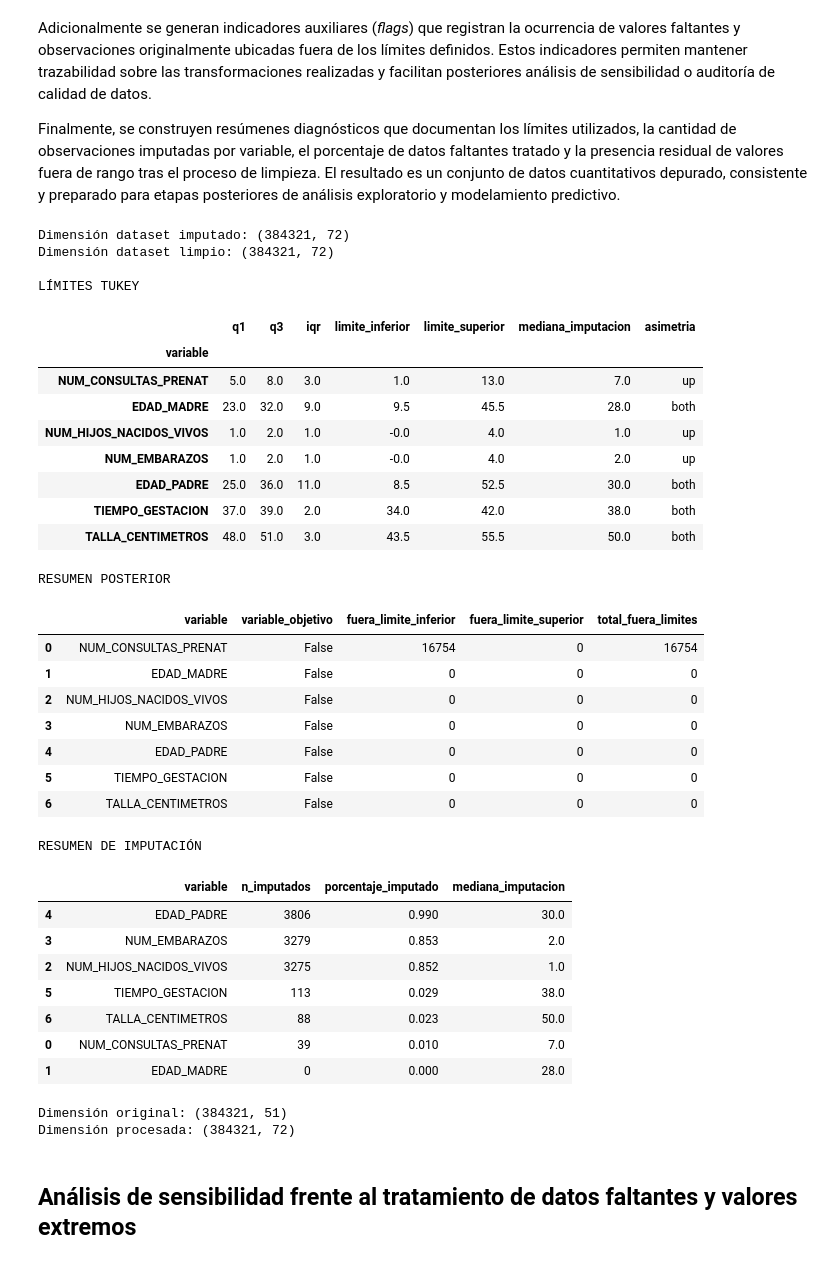
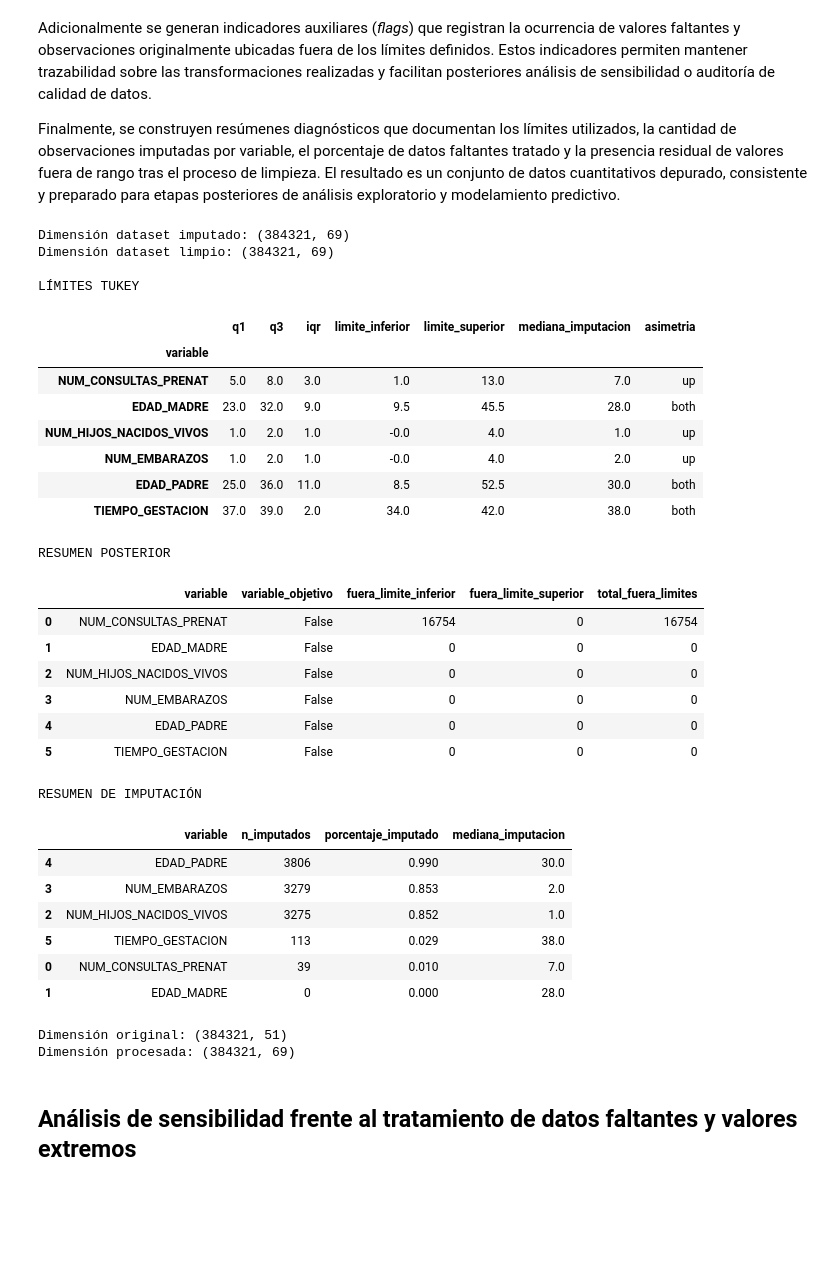
Before and after one commit to ChrisMath26/modelado-bajo-peso-al-nacer, a Jupyter notebook: notebooks/1_ETL_atipicos.ipynb, the cells around one changed output. Cells and saved outputs as stored; diff of their text form; code cells hidden in the pictures; blank space fills up the shorter version.

```diff
--- a/notebooks/1_ETL_atipicos.ipynb
+++ b/notebooks/1_ETL_atipicos.ipynb
@@ -56,9 +56,9 @@ Dimensiones: (384321, 51)
 # %% [markdown]
 ### **Variables cualitativas**
 # %%
-variables_cuantitativas= ['PESO_GRAMOS',  'NUM_CONSULTAS_PRENAT',
+variables_cuantitativas= ['NUM_CONSULTAS_PRENAT',
                           'EDAD_MADRE',   'NUM_HIJOS_NACIDOS_VIVOS',
-                          'NUM_EMBARAZOS', 'EDAD_PADRE', 'TIEMPO_GESTACION', 'TALLA_CENTIMETROS']
+                          'NUM_EMBARAZOS', 'EDAD_PADRE', 'TIEMPO_GESTACION']
 # %% [markdown]
 ## **Caracterización de outliers vía tukey**
 # %% [markdown]
@@ -321,7 +317,6 @@ variables_cuantitativas = [
     "NUM_EMBARAZOS",
     "EDAD_PADRE",
     "TIEMPO_GESTACION",
-    "TALLA_CENTIMETROS"
 ]
 
 variables_cuantitativas = [
@@ -737,36 +732,35 @@ for col in variables_modelado:
     })
 
 df_resumen_imputacion = (
     pd.DataFrame(
         resumen_imputacion
     )
     .sort_values(
         "porcentaje_imputado",
         ascending=False
     )
 )
 
 print("\nRESUMEN DE IMPUTACIÓN")
 display(df_resumen_imputacion)
 
 print("\nDimensión original:", df.shape)
 print("Dimensión procesada:", df_limpio.shape)
 df_imputado.to_csv("../data/processed/nacimientos_bogota_preprocesado_v2_imputados_con_outliers.csv", index=False, sep=";", encoding="ISO-8859-1")
 df_limpio.to_csv("../data/processed/nacimientos_bogota_preprocesado_v2_imputados_winsorizados.csv", index=False, sep=";", encoding="ISO-8859-1")
 # %% [output]
-Dimensión dataset imputado: (384321, 72)
-Dimensión dataset limpio: (384321, 72)
+Dimensión dataset imputado: (384321, 69)
+Dimensión dataset limpio: (384321, 69)
 
 LÍMITES TUKEY
 |  | q1 | q3 | iqr | limite_inferior | limite_superior | mediana_imputacion | asimetria |
 | variable |  |  |  |  |  |  |  |
 | NUM_CONSULTAS_PRENAT | 5.0 | 8.0 | 3.0 | 1.0 | 13.0 | 7.0 | up |
 | EDAD_MADRE | 23.0 | 32.0 | 9.0 | 9.5 | 45.5 | 28.0 | both |
 | NUM_HIJOS_NACIDOS_VIVOS | 1.0 | 2.0 | 1.0 | -0.0 | 4.0 | 1.0 | up |
 | NUM_EMBARAZOS | 1.0 | 2.0 | 1.0 | -0.0 | 4.0 | 2.0 | up |
 | EDAD_PADRE | 25.0 | 36.0 | 11.0 | 8.5 | 52.5 | 30.0 | both |
 | TIEMPO_GESTACION | 37.0 | 39.0 | 2.0 | 34.0 | 42.0 | 38.0 | both |
-| TALLA_CENTIMETROS | 48.0 | 51.0 | 3.0 | 43.5 | 55.5 | 50.0 | both |
 RESUMEN POSTERIOR
 |  | variable | variable_objetivo | fuera_limite_inferior | fuera_limite_superior | total_fuera_limites |
 | 0 | NUM_CONSULTAS_PRENAT | False | 16754 | 0 | 16754 |
@@ -775,18 +769,16 @@ RESUMEN POSTERIOR
 | 3 | NUM_EMBARAZOS | False | 0 | 0 | 0 |
 | 4 | EDAD_PADRE | False | 0 | 0 | 0 |
 | 5 | TIEMPO_GESTACION | False | 0 | 0 | 0 |
-| 6 | TALLA_CENTIMETROS | False | 0 | 0 | 0 |
 RESUMEN DE IMPUTACIÓN
 |  | variable | n_imputados | porcentaje_imputado | mediana_imputacion |
 | 4 | EDAD_PADRE | 3806 | 0.990 | 30.0 |
 | 3 | NUM_EMBARAZOS | 3279 | 0.853 | 2.0 |
 | 2 | NUM_HIJOS_NACIDOS_VIVOS | 3275 | 0.852 | 1.0 |
 | 5 | TIEMPO_GESTACION | 113 | 0.029 | 38.0 |
-| 6 | TALLA_CENTIMETROS | 88 | 0.023 | 50.0 |
 | 0 | NUM_CONSULTAS_PRENAT | 39 | 0.010 | 7.0 |
 | 1 | EDAD_MADRE | 0 | 0.000 | 28.0 |
 Dimensión original: (384321, 51)
-Dimensión procesada: (384321, 72)
+Dimensión procesada: (384321, 69)
 # %% [markdown]
 ## **Análisis de sensibilidad frente al tratamiento de datos faltantes y valores extremos**
 # %%
```
Also changed, not shown: parts of 16 cells of this notebook.
